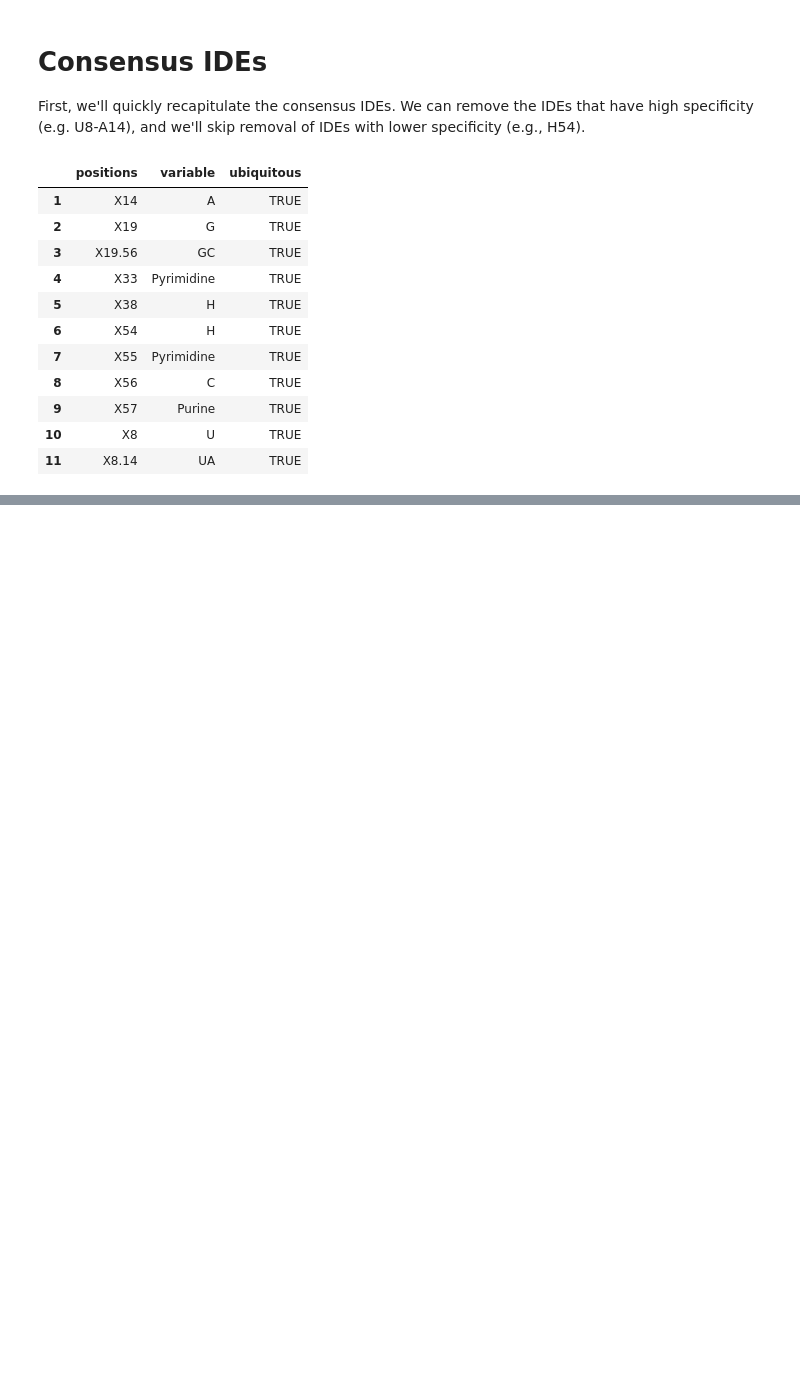
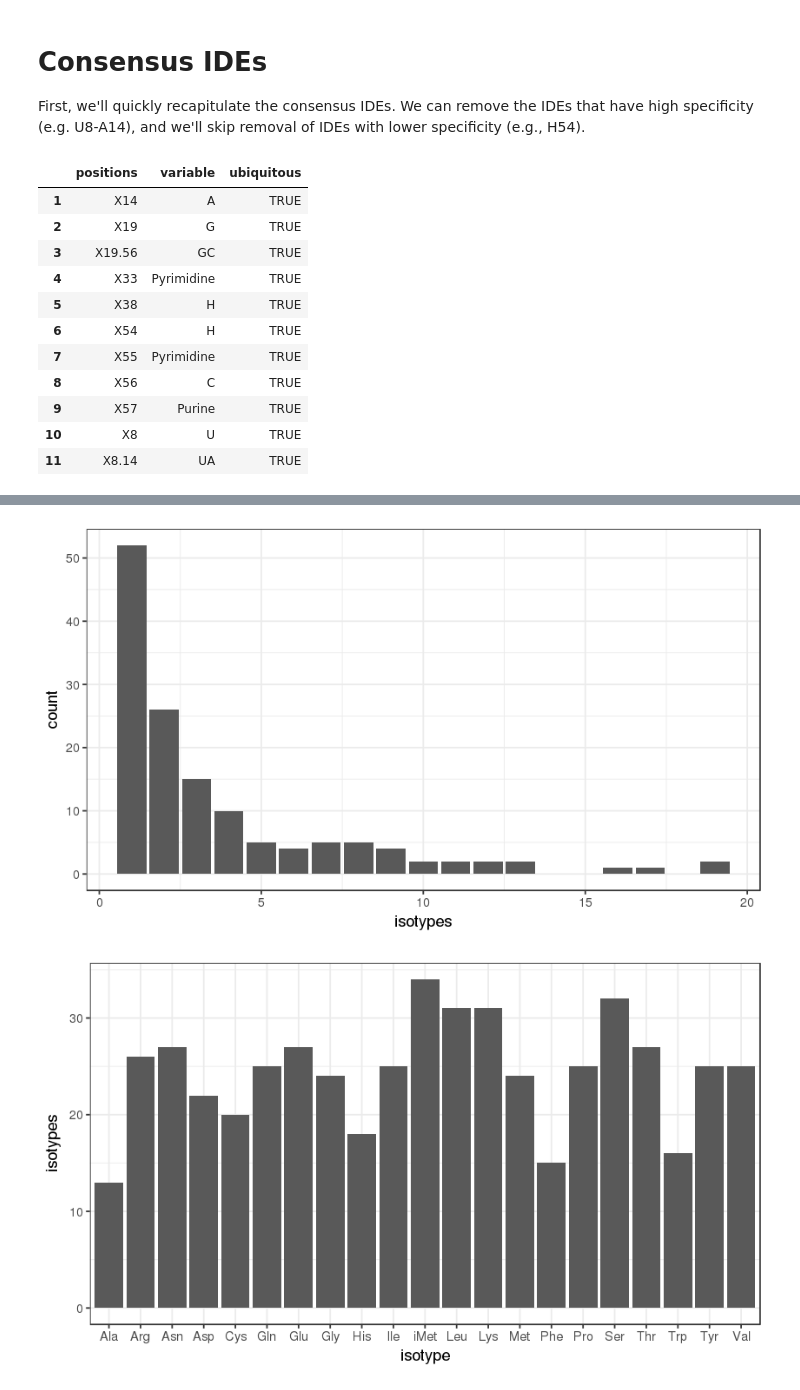
Before and after one commit to bylin/euk-features, a Jupyter notebook: notebooks/isotype-clade-specific.ipynb, the cells around one changed output, grey strips where cells are left out. Cells and saved outputs as stored; diff of their text form; code cells hidden in the pictures; blank space fills up the shorter version.

Commit message:
isotype-specific IDEs

```diff
--- a/notebooks/isotype-clade-specific.ipynb
+++ b/notebooks/isotype-clade-specific.ipynb
@@ -161,0 +181,31 @@ consensus
+# %%
+check_isotype_IDE = function(position, isotype, code) {
+  codes = list(A = "A", C = "C", G = "G", U = "U", Deletion = c("-", "."), Purine = c("A", "G"), Pyrimidine = c("C", "U"), Weak = c("A", "U"), Strong = c("G", "C"), Amino = c("A", "C"), Keto = c("G", "U"), B = c("C", "G", "U"), D = c("A", "G", "U"), H = c("A", "C", "U"), V = c("A", "C", "G"), D = c("A", "G", "U"), GC =  "G:C", AU =  "A:U", UA =  "U:A", CG =  "C:G", GU =  "G:U", UG =  "U:G", PairDeletion =  "-:-", PurinePyrimidine = c("A:U", "G:C"), PyrimidinePurine = c("U:A", "C:G"), StrongPair = c("G:C", "C:G"), WeakPair = c("A:U", "U:A"), Wobble = c("G:U", "U:G"), Paired = c("A:U", "U:A", "C:G", "G:C", "G:U", "U:G"), Bulge = c("A:-", "U:-", "C:-", "G:-", "-:A", "-:G", "-:C", "-:U"), Mismatched = c("A:A", "G:G", "C:C", "U:U", "A:G", "A:C", "C:A", "C:U", "G:A", "U:C"))
+  codes_str = paste0("c('", paste0(codes[[code]], collapse="', '"), "')")
+  df = identities %>%
+    select_('species', 'isotype', position) %>%
+    filter_(paste0("isotype == '", isotype, "'")) %>%
+    group_by_('species') %>%
+    summarize_(match = paste0("sum(", position, " %in% ", codes_str, ")"),
+               miss = paste0("sum(!(", position, " %in% ", codes_str, "))")) %>%
+    mutate(ubiquitous = match > miss)
+  return(all(df$ubiquitous))
+}
+
+check_isotype_IDEs = Vectorize(check_isotype_IDE)
+# %%
+isotype_specific = clade_iso_ac_freqs %>%
+  filter(!(positions %in% consensus$positions)) %>%
+  group_by(isotype, positions, clade, variable) %>% # remove duplicates
+  summarize(count=sum(value), freq=sum(value)/sum(total)) %>%
+  filter(freq > 0.9) %>%
+  arrange(freq) %>%
+  group_by(isotype, clade, positions) %>%
+  filter(row_number(freq) == 1) %>%
+  group_by(isotype, positions) %>%
+  mutate(best_code = resolve_code(variable)[1]) %>%
+  summarize(hifreq = length(unique(best_code)) == 1 & n() == 7 & !is.na(best_code[1]), variable=best_code[1]) %>%
+  filter(hifreq) %>%
+  select(isotype, positions, variable) %>%
+  mutate(ubiquitous = check_isotype_IDEs(positions, isotype, variable)) %>%
+  filter(ubiquitous)
@@ -161,0 +220,11 @@ consensus
+# %%
+isotype_specific %>% group_by(positions, variable) %>%
+  summarize(isotypes = n()) %>%
+  ggplot() + geom_bar(aes(x=isotypes))
+
+isotype_specific %>% group_by(isotype) %>%
+  summarize(isotypes = n()) %>%
+  ggplot() + geom_bar(aes(x=isotype, y=isotypes), stat='identity')
+# %% [output]
+[figure, added]
+[figure, added]
```
Also changed, not shown: parts of 5 cells of this notebook.
